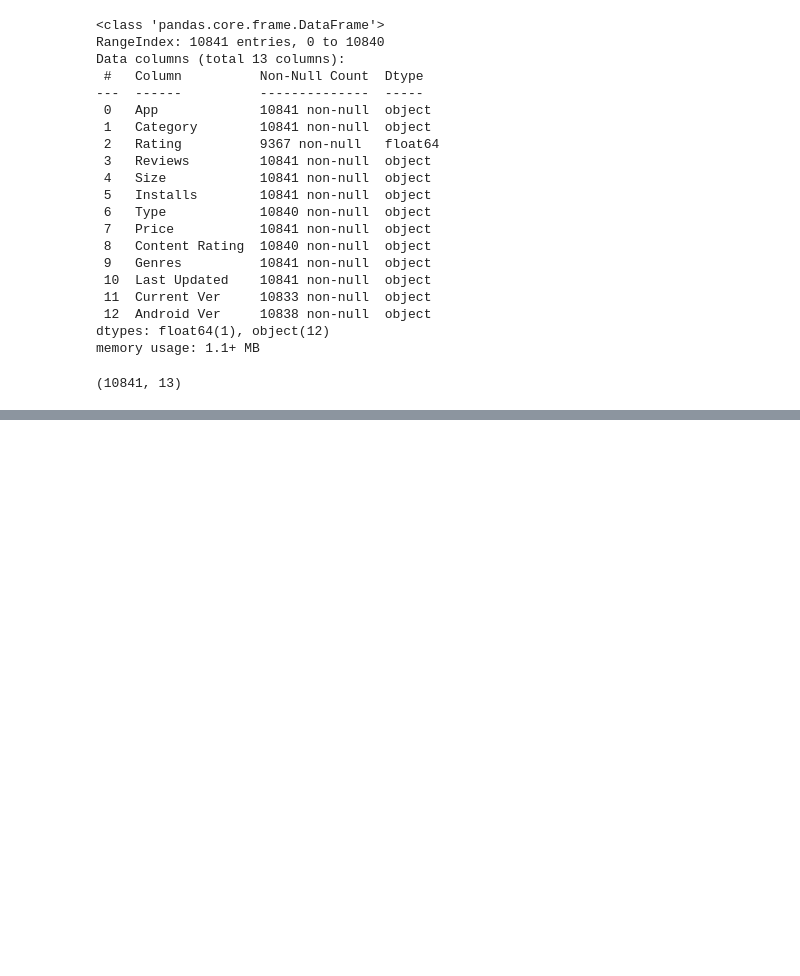
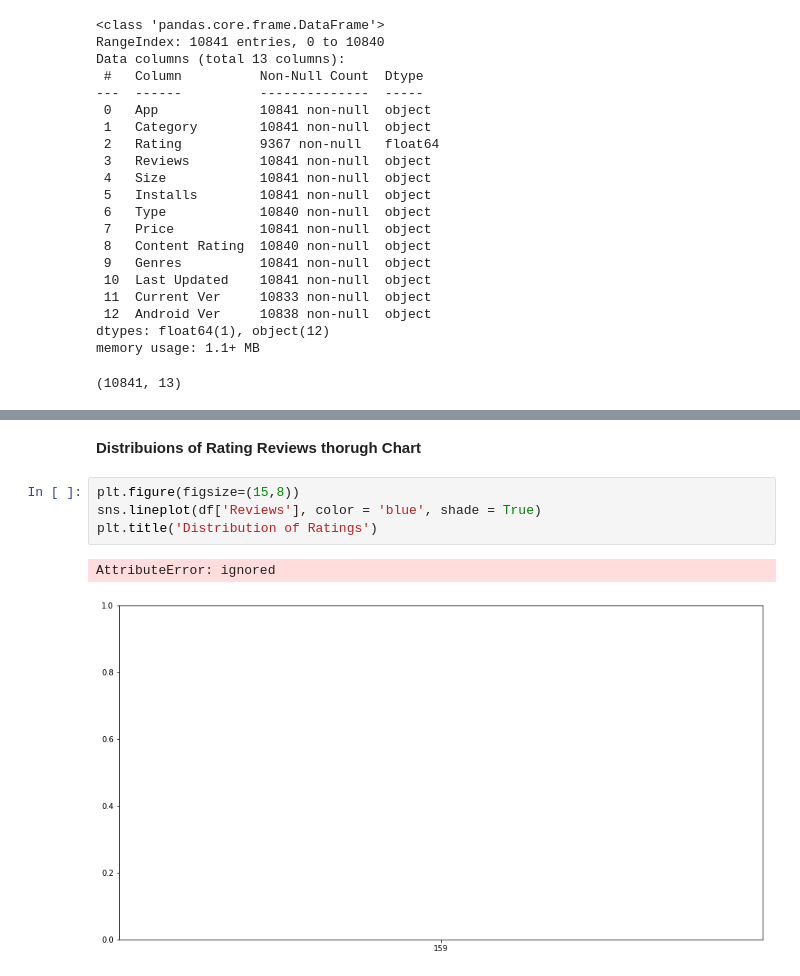
Before and after one commit to avinashpatni000/App_Store_EDA_Project, a Jupyter notebook: Play_Store_App_Review_Analysis_Capstone_Project.ipynb, the cells around one changed output, grey strips where cells are left out. Saved outputs shown, nothing was run; the diff lists cells and outputs as text; blank space fills up the shorter version.

```diff
--- a/Play_Store_App_Review_Analysis_Capstone_Project.ipynb
+++ b/Play_Store_App_Review_Analysis_Capstone_Project.ipynb
@@ -170,0 +196,9 @@ memory usage: 1.1+ MB
+# %% [markdown]
+**Distribuions of Rating Reviews thorugh Chart**
+# %%
+plt.figure(figsize=(15,8))
+sns.lineplot(df['Reviews'], color = 'blue', shade = True)
+plt.title('Distribution of Ratings')
+# %% [output]
+AttributeError: ignored
+[figure, added]
```
Also changed, not shown: parts of 5 cells of this notebook.
